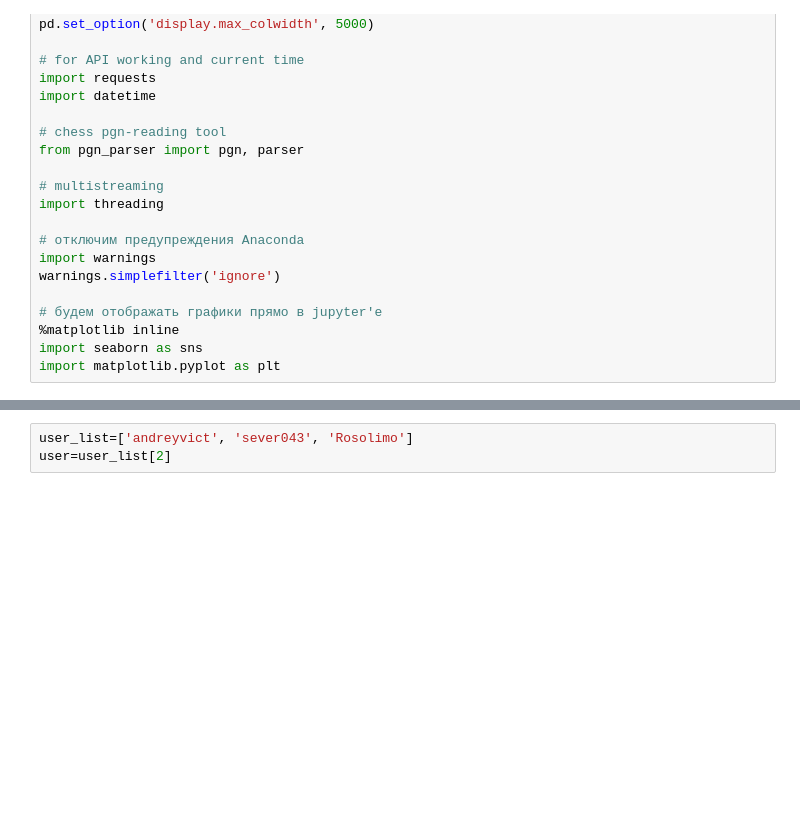
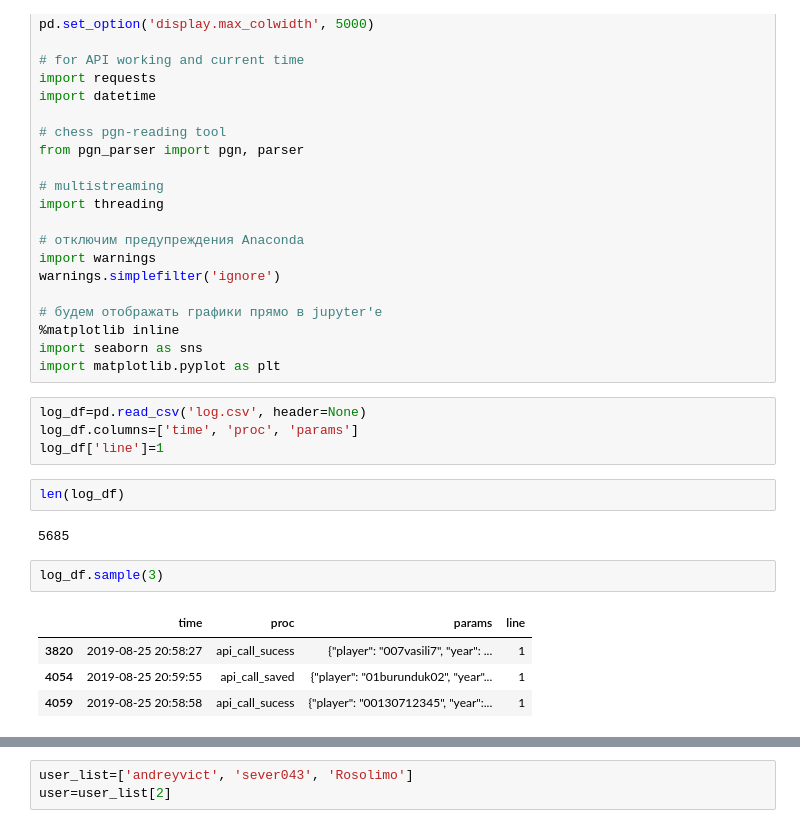
Before and after one commit to rosolimo212/chesscom, a Jupyter notebook: Current_user_forec.ipynb, the cells around one changed output, grey strips where cells are left out. Saved outputs shown, nothing was run; the diff lists cells and outputs as text; blank space fills up the shorter version.

```diff
--- a/Current_user_forec.ipynb
+++ b/Current_user_forec.ipynb
@@ -28,3 +28,18 @@ warnings.simplefilter('ignore')
 %matplotlib inline
 import seaborn as sns
 import matplotlib.pyplot as plt
+# %%
+log_df=pd.read_csv('log.csv', header=None)
+log_df.columns=['time', 'proc', 'params']
+log_df['line']=1
+# %%
+len(log_df)
+# %% [output]
+5685
+# %%
+log_df.sample(3)
+# %% [output]
+|  | time | proc | params | line |
+| 3820 | 2019-08-25 20:58:27 | api_call_sucess | {"player": "007vasili7", "year": ... | 1 |
+| 4054 | 2019-08-25 20:59:55 | api_call_saved | {"player": "01burunduk02", "year"... | 1 |
+| 4059 | 2019-08-25 20:58:58 | api_call_sucess | {"player": "00130712345", "year":... | 1 |
```
Also changed, not shown: parts of 9 cells of this notebook, 1 other file.
